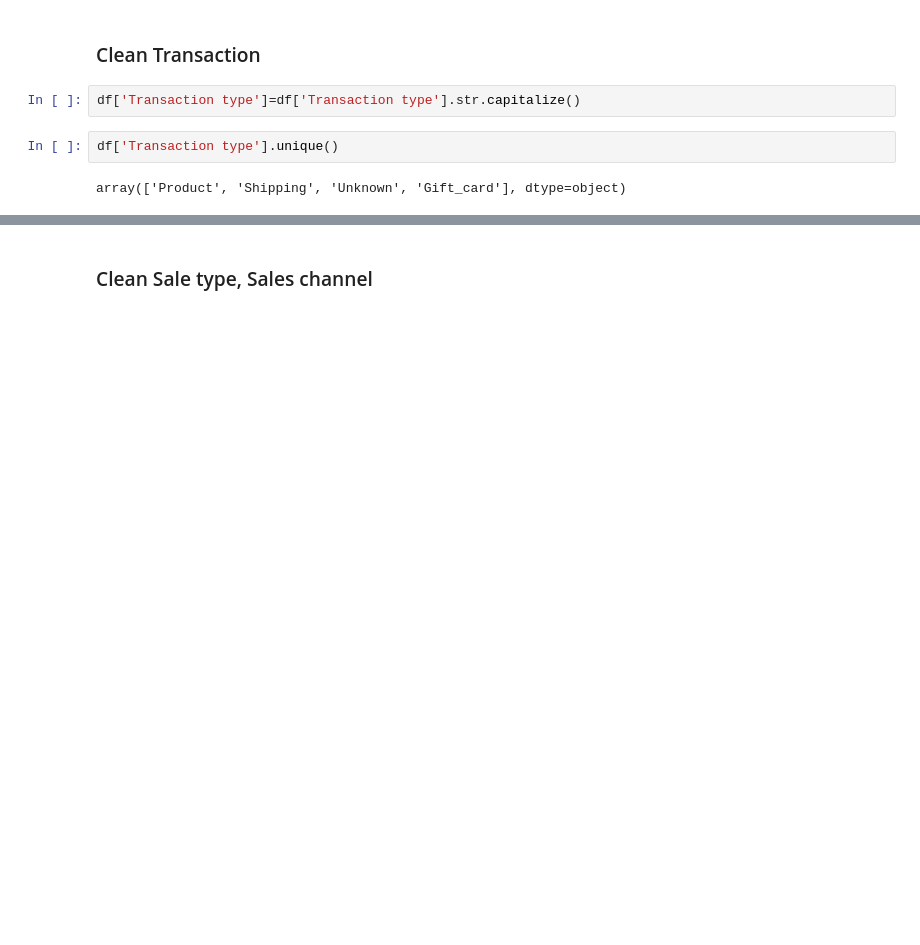
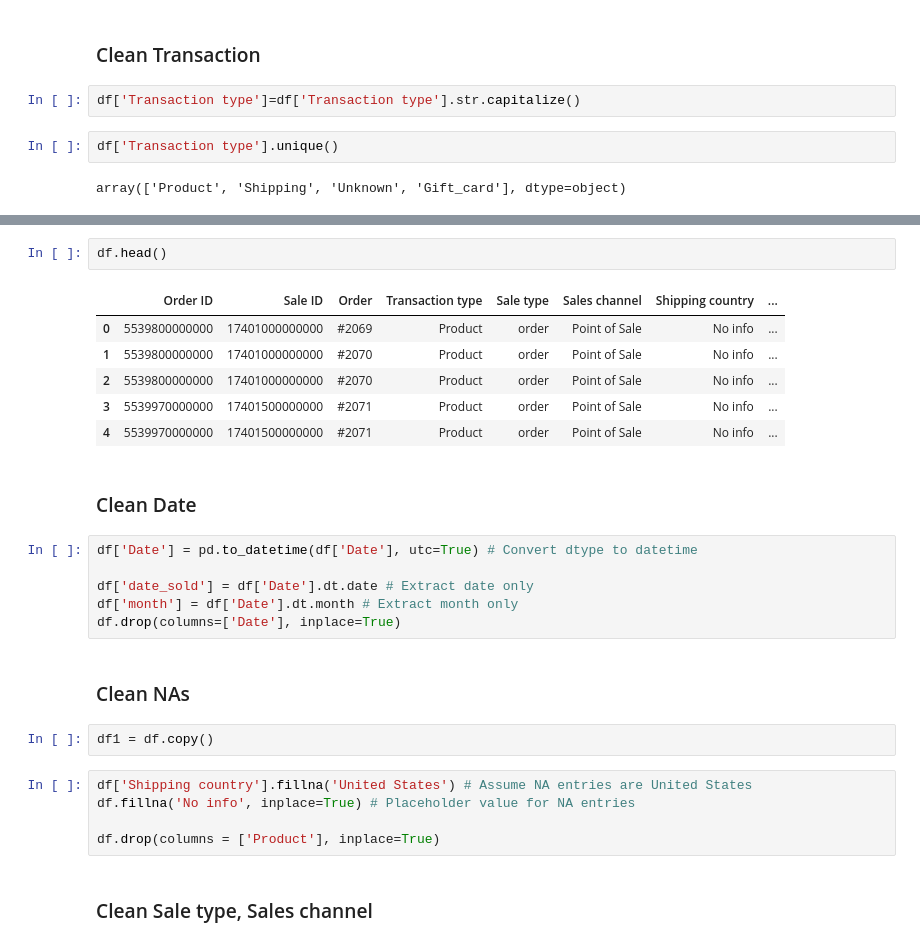
Before and after one commit to ezishr/NEO_InspiredFashion, a Jupyter notebook: sample.ipynb, the cells around one changed output, grey strips where cells are left out. Drawn from its saved outputs; the diff is of its cells as text; blank space fills up the shorter version.

```diff
--- a/sample.ipynb
+++ b/sample.ipynb
@@ -173,3 +500,29 @@ array(['Product', 'Shipping', 'Unknown', 'Gift_card'], dtype=object)
+# %%
+df.head()
+# %% [output]
+|  | Order ID | Sale ID | Order | Transaction type | Sale type | Sales channel | Shipping country | ... |
+| 0 | 5539800000000 | 17401000000000 | #2069 | Product | order | Point of Sale | No info | ... |
+| 1 | 5539800000000 | 17401000000000 | #2070 | Product | order | Point of Sale | No info | ... |
+| 2 | 5539800000000 | 17401000000000 | #2070 | Product | order | Point of Sale | No info | ... |
+| 3 | 5539970000000 | 17401500000000 | #2071 | Product | order | Point of Sale | No info | ... |
+| 4 | 5539970000000 | 17401500000000 | #2071 | Product | order | Point of Sale | No info | ... |
+# %% [markdown]
+### Clean Date
+# %%
+df['Date'] = pd.to_datetime(df['Date'], utc=True) # Convert dtype to datetime
+
+df['date_sold'] = df['Date'].dt.date # Extract date only
+df['month'] = df['Date'].dt.month # Extract month only
+df.drop(columns=['Date'], inplace=True)
+# %% [markdown]
+### Clean NAs
+# %%
+df1 = df.copy()
+# %%
+df['Shipping country'].fillna('United States') # Assume NA entries are United States
+df.fillna('No info', inplace=True) # Placeholder value for NA entries
+
+df.drop(columns = ['Product'], inplace=True)
 # %% [markdown]
 ### Clean Sale type, Sales channel
 # %%
```
Also changed, not shown: parts of 17 cells of this notebook, 2 other files.
